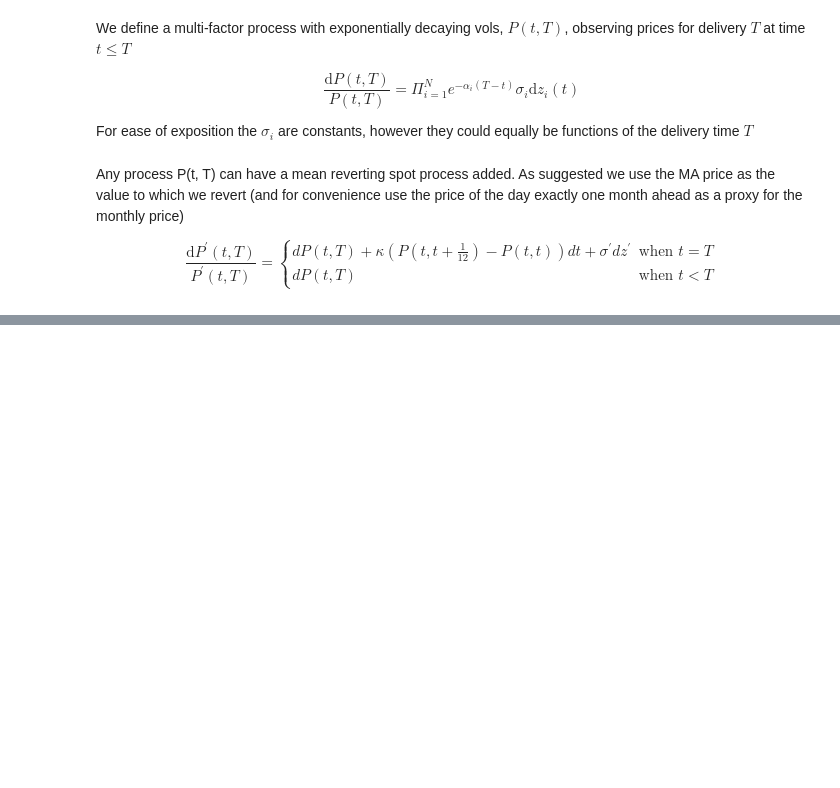
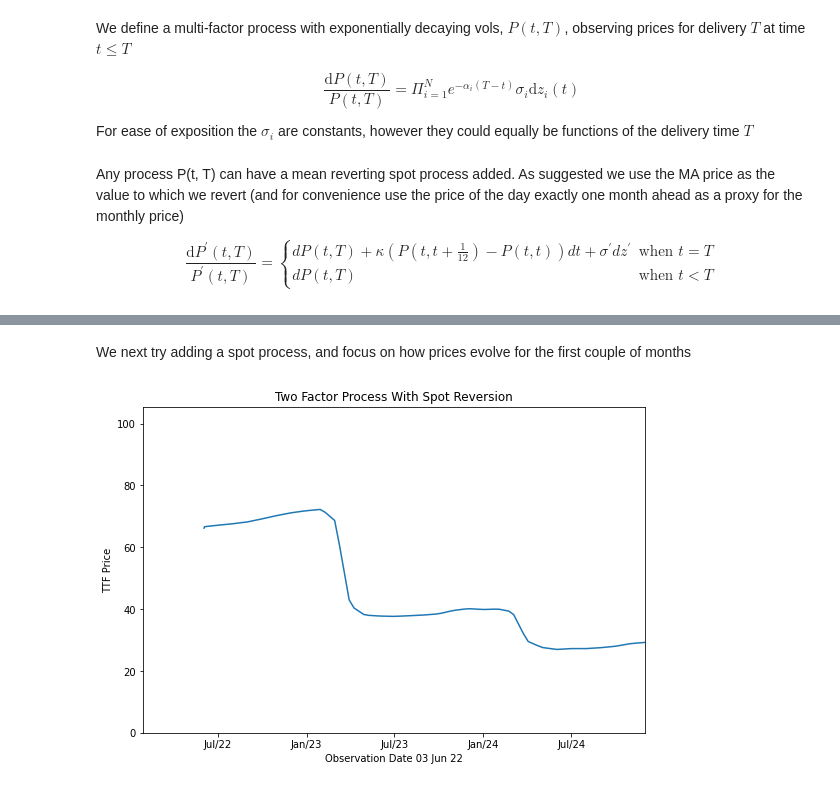
Before and after one commit to cage433/price-process-examples, a Jupyter notebook: analysis.ipynb, the cells around one changed output, grey strips where cells are left out. Saved outputs shown, nothing was run; the diff lists cells and outputs as text; code cells hidden in the pictures; blank space fills up the shorter version.

```diff
--- a/analysis.ipynb
+++ b/analysis.ipynb
@@ -95,0 +101,12 @@ display_evolving_fpc(fpc, process2, sleep_sec=0.1)
+# %% [markdown]
+We next try adding a spot process, and focus on how prices evolve for the first couple of months
+# %%
+process_with_spot_reversion = ProcessWithAddedMeanRevertingSpotPrice(two_factor_process, kappa=0.4, spot_vol=0.3)
+display_evolving_fpc(
+    ForwardPriceCurve.jan_28_ttf_curve(),
+    process_with_spot_reversion,
+    sleep_sec=0.1,
+    title="Two Factor Process With Spot Reversion"
+)
+# %% [output]
+[figure, added]
```
Also changed, not shown: parts of 3 cells of this notebook, 2 other files.
